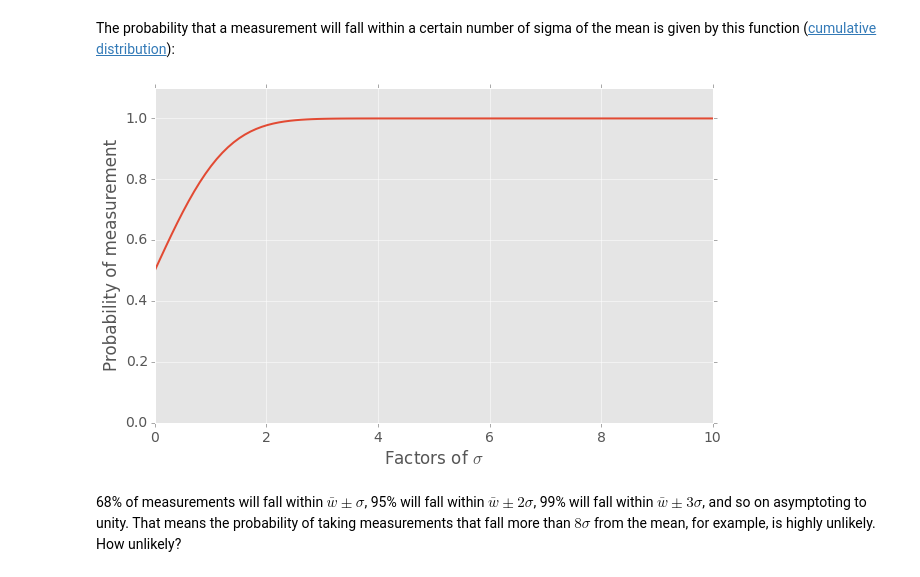
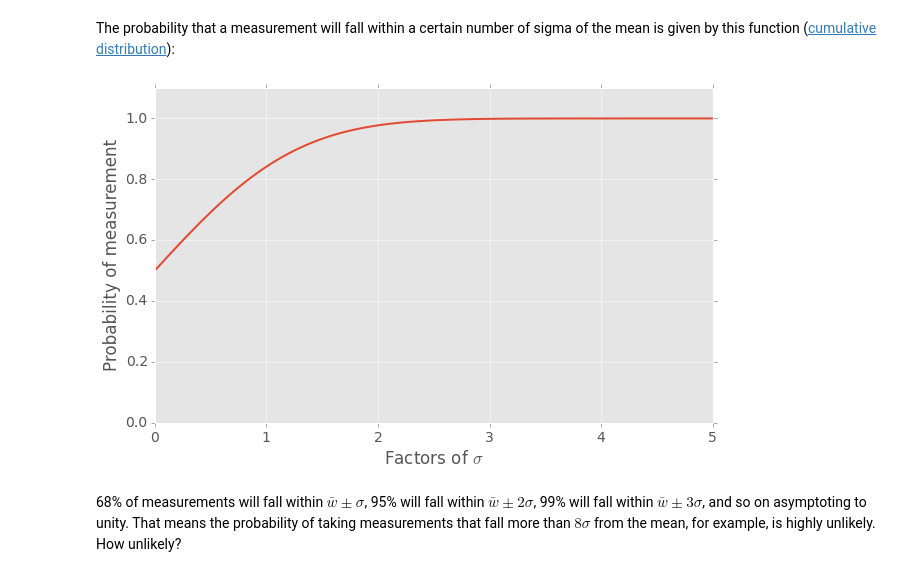
Before and after one commit to bmorris3/SPAMS, a Jupyter notebook: chi2.ipynb, the cells around one changed output. Saved outputs shown, nothing was run; the diff lists cells and outputs as text; code cells hidden in the pictures.

```diff
--- a/chi2.ipynb
+++ b/chi2.ipynb
@@ -108,17 +108,17 @@ Points within one-sigma: 68.4%
 The probability that a measurement will fall within a certain number of sigma of the mean is given by this function ([cumulative distribution](http://en.wikipedia.org/wiki/Standard_deviation#Rules_for_normally_distributed_data)):
 # %%
 from scipy.stats import norm
-Nsigma = np.linspace(0,10,100)
+Nsigma = np.linspace(0,5,100)
 cdf = norm.cdf(Nsigma)
 
 fig, ax = plt.subplots(figsize=(10,6))
 ax.set_xlabel('Factors of $\sigma$')
 ax.set_ylabel('Probability of measurement')
 ax.plot(Nsigma, cdf, lw=2)
 ax.set_ylim([0,1.1])
 plt.show()
 # %% [output]
-[figure, old version]
+[figure, new version]
 # %% [markdown]
 68% of measurements will fall within $\bar{w} \pm \sigma$, 95% will fall within $\bar{w} \pm 2\sigma$, 99% will fall within $\bar{w} \pm 3\sigma$, and so on asymptoting to unity. That means the probability of taking measurements that fall more than $8\sigma$ from the mean, for example, is highly unlikely. How unlikely?
 # %%
```
Also changed, not shown: parts of 14 cells of this notebook.
